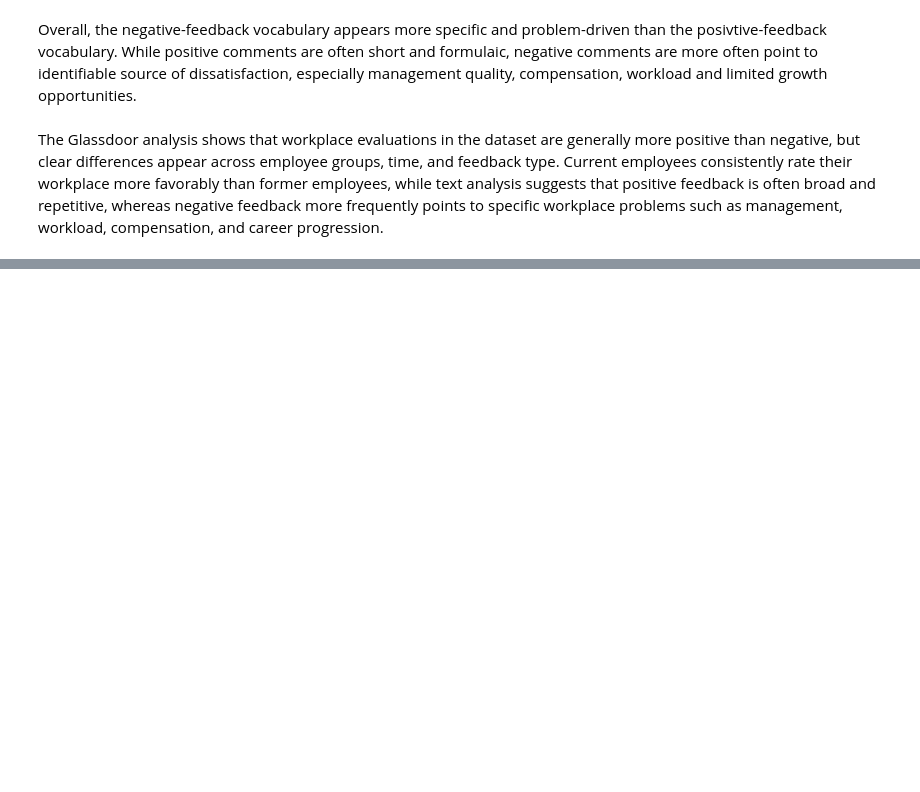
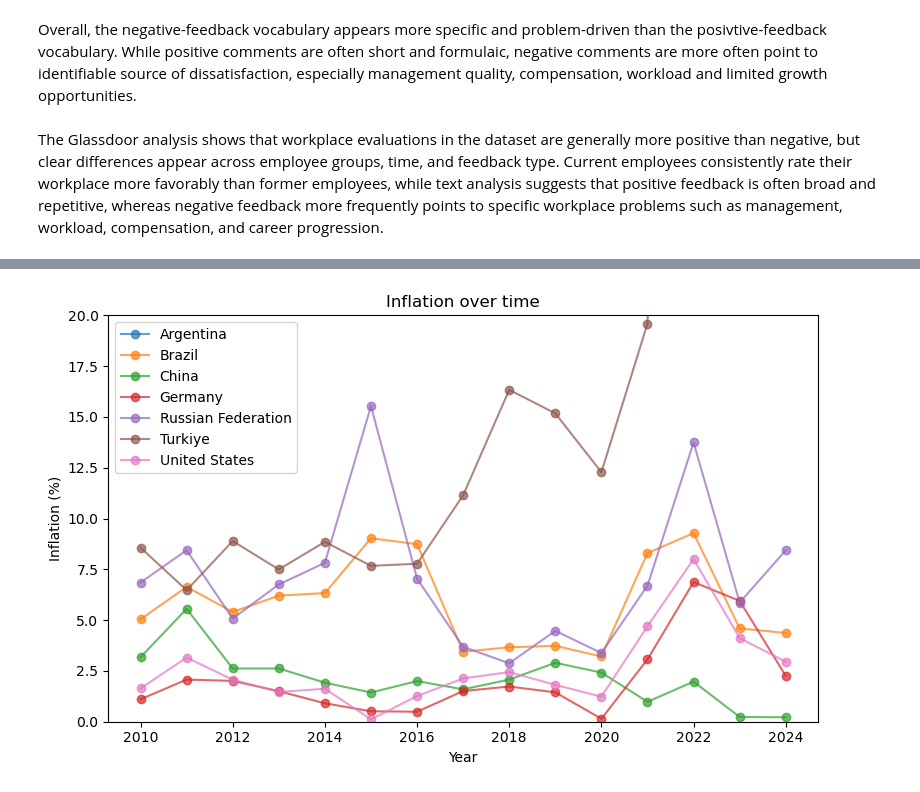
Before and after one commit to YoanaHadzhidimitrova/employee_review_analysis, a Jupyter notebook: employee_review_analysis.ipynb, the cells around one changed output, grey strips where cells are left out. Saved outputs shown, nothing was run; the diff lists cells and outputs as text; code cells hidden in the pictures; blank space fills up the shorter version.

```diff
--- a/employee_review_analysis.ipynb
+++ b/employee_review_analysis.ipynb
@@ -1696,0 +1841,14 @@ The Glassdoor analysis shows that workplace evaluations in the dataset are gener
+# %%
+plt.figure(figsize = (8, 5))
+for country in inflation['country'].unique():
+    subset = inflation[inflation['country'] == country]
+    plt.plot(subset['year'], subset['value'], alpha = 0.7, marker = 'o', label = country)
+plt.ylim(0, 20)
+plt.xlabel('Year')
+plt.ylabel('Inflation (%)')
+plt.title('Inflation over time')
+plt.legend()
+plt.tight_layout()
+plt.show()
+# %% [output]
+[figure, added]
```
Also changed, not shown: parts of 29 cells of this notebook.
